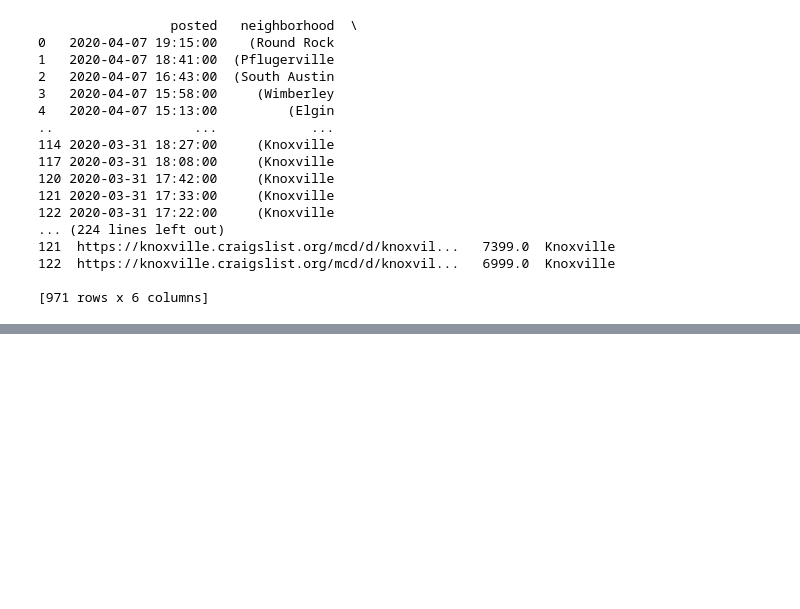
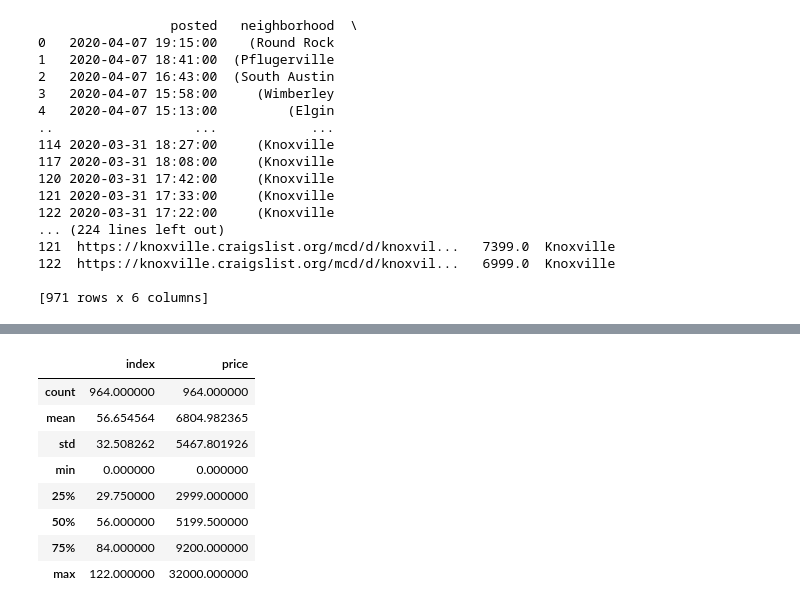
Before and after one commit to GrilledJeez/Testing-for-Difference-in-Craigslist-Markets, a Jupyter notebook: craigslist_scraper.ipynb, the cells around one changed output, grey strips where cells are left out. Cells and saved outputs as stored; diff of their text form; code cells hidden in the pictures; blank space fills up the shorter version.

```diff
--- a/craigslist_scraper.ipynb
+++ b/craigslist_scraper.ipynb
@@ -1164,0 +1174,14 @@ moto.tail()
+# %%
+moto = moto.drop([237, 601, 702, 902, 905, 906, 907])
+# %%
+moto.describe()
+# %% [output]
+|  | index | price |
+| count | 964.000000 | 964.000000 |
+| mean | 56.654564 | 6804.982365 |
+| std | 32.508262 | 5467.801926 |
+| min | 0.000000 | 0.000000 |
+| 25% | 29.750000 | 2999.000000 |
+| 50% | 56.000000 | 5199.500000 |
+| 75% | 84.000000 | 9200.000000 |
+| max | 122.000000 | 32000.000000 |
```
Also changed, not shown: parts of 3 cells of this notebook.
